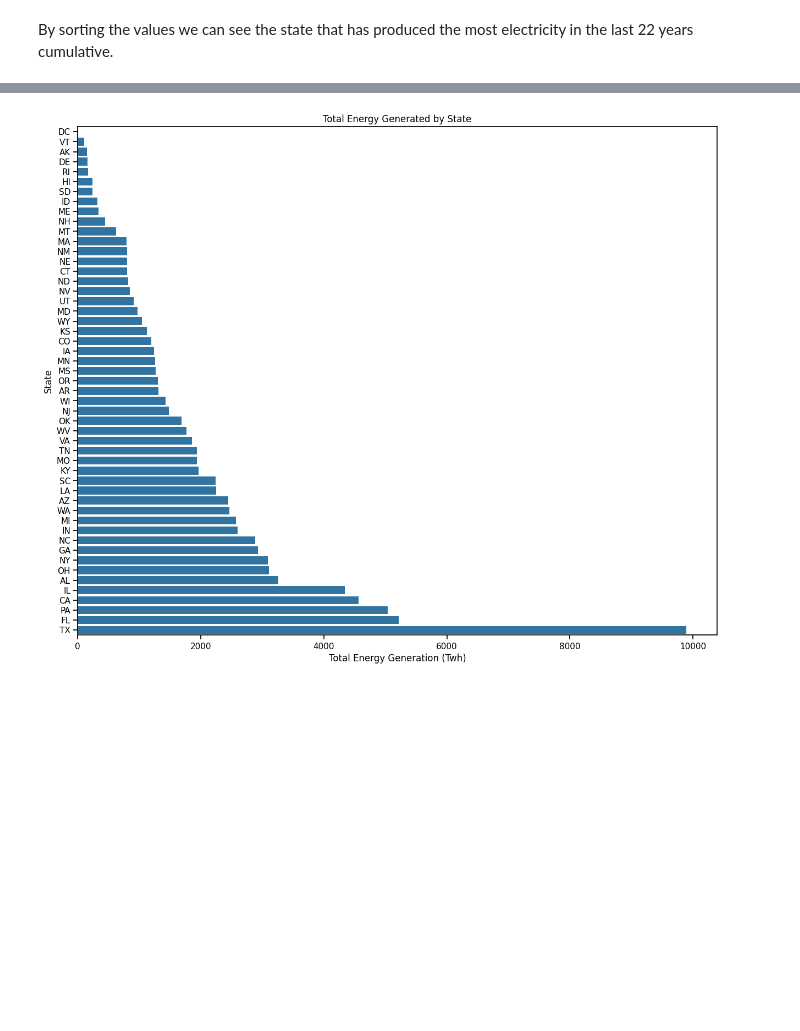
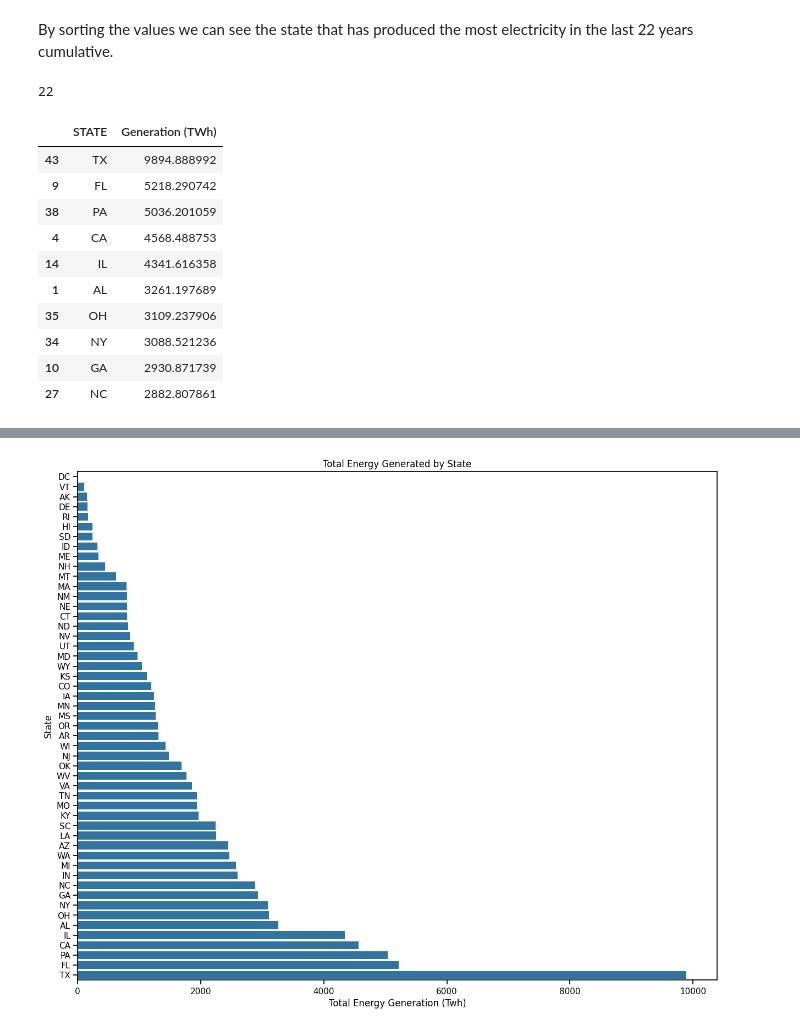
Before and after one commit to NickSordi/6505-Final-Project, a Jupyter notebook: EIA Analysis.ipynb, the cells around one changed output, grey strips where cells are left out. Cells and saved outputs as stored; diff of their text form; code cells hidden in the pictures; blank space fills up the shorter version.

```diff
--- a/EIA Analysis.ipynb
+++ b/EIA Analysis.ipynb
@@ -281,6 +283,26 @@ state_total_alltime.shape
 (51, 4)
 # %% [markdown]
 By sorting the values we can see the state that has produced the most electricity in the last 22 years cumulative.
+# %%
+TimePeriodOfData = (state_df.index.year.unique().max()) - (state_df.index.year.unique().min())
+TimePeriodOfData
+# %% [output]
+22
+# %%
+state_total_month_top10=state_total_alltime[['STATE','Generation (TWh)']].sort_values(by='Generation (TWh)', ascending=False).iloc[:10]
+state_total_month_top10[['STATE','Generation (TWh)']]
+# %% [output]
+|  | STATE | Generation (TWh) |
+| 43 | TX | 9894.888992 |
+| 9 | FL | 5218.290742 |
+| 38 | PA | 5036.201059 |
+| 4 | CA | 4568.488753 |
+| 14 | IL | 4341.616358 |
+| 1 | AL | 3261.197689 |
+| 35 | OH | 3109.237906 |
+| 34 | NY | 3088.521236 |
+| 10 | GA | 2930.871739 |
+| 27 | NC | 2882.807861 |
 # %%
 state_total_alltime['AVG Generation'] = state_total_alltime['Generation (TWh)']/TimePeriodOfData
 state_total_alltime['Percent of total US generation'] = (state_total_alltime['Generation (TWh)']/state_total_alltime['Generation (TWh)'].sum())
```
Also changed, not shown: parts of 9 cells of this notebook.
